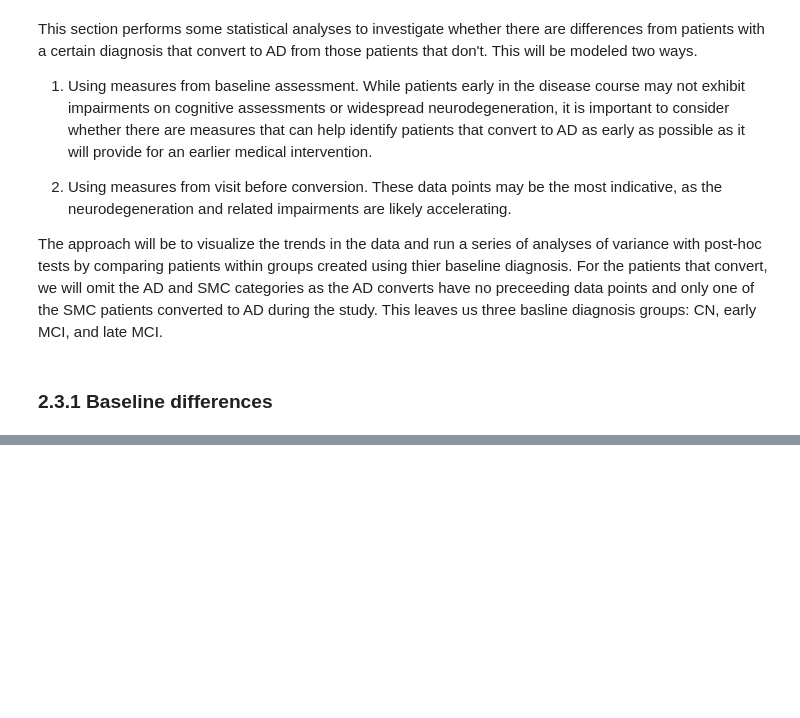
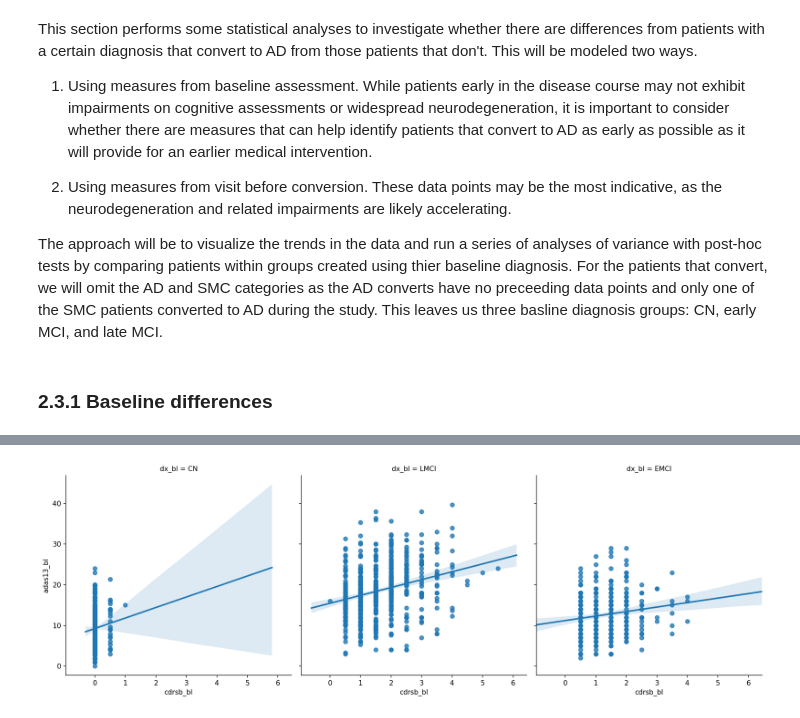
Before and after one commit to keshavkrishnagangwar/springboard_data_science, a Jupyter notebook: capstone_1_mri/eda.ipynb, the cells around one changed output, grey strips where cells are left out. Drawn from its saved outputs; the diff is of its cells as text; code cells hidden in the pictures; blank space fills up the shorter version.

Commit message:
Finalized inferential stats at baseline
Added notebook, html, and overview for inferential statistics on baseline measures differentiating converts from non-converts.

```diff
--- a/capstone_1_mri/eda.ipynb
+++ b/capstone_1_mri/eda.ipynb
@@ -14,14 +14,21 @@ The multifaceted impact of cognitive impairment and neurodegeneration in MCI and
 Healthcare providers. Structural and resting-state functional MRIs are one of easiest and fastest methods of brain imaging. Using them to classify persons at risk or with AD would assist in providing targeted treatments.
 # %%
 import pandas as pd
+import warnings
+warnings.simplefilter(action='ignore', category=FutureWarning)
+from statsmodels.formula.api import ols
+from statsmodels.stats.multicomp import pairwise_tukeyhsd
+from statsmodels.stats.multicomp import MultiComparison
 import matplotlib.pyplot as plt
 import seaborn as sns
 import plotly
 import plotly.plotly as py
 import plotly.graph_objs as go
 
+# set figure properties
+import matplotlib as mpl
+mpl.rcParams['figure.dpi']= 150
+
 # python file with metadata
 import vector_dict
-
-%matplotlib inline
 # %%
@@ -811,7 +897,7 @@ converts = list(dx_bl_df.rid)
 df['converted'] = df.rid.map(lambda x: 1 if x in converts else 0)
 
 # extract baseline data of CN, eMCI, and lMCI baseline diagnosis groups
-bl_df = df[(df.viscode == 0) & df.dx_bl.isin(['CN', 'EMCI', 'LMCI'])]
+bl_df = df[(df.viscode == 0) & df.dx_bl.isin(['CN', 'EMCI', 'LMCI'])].copy()
 # %%
 # group dataframe by baseline diagnosis
 dx_group = bl_df.groupby(['dx_bl', 'converted'])
@@ -863,0 +1160,5 @@ sm.stats.anova_lm(model, typ=2)
+# %%
+# plot baseline scatterplots by diagnosis group for CDRSB and ADAS13
+sns.lmplot(x='cdrsb_bl', y='adas13_bl', col='dx_bl', data=bl_df);
+# %% [output]
+[figure, added]
```
Also changed, not shown: parts of 107 cells of this notebook, 2 other files.
